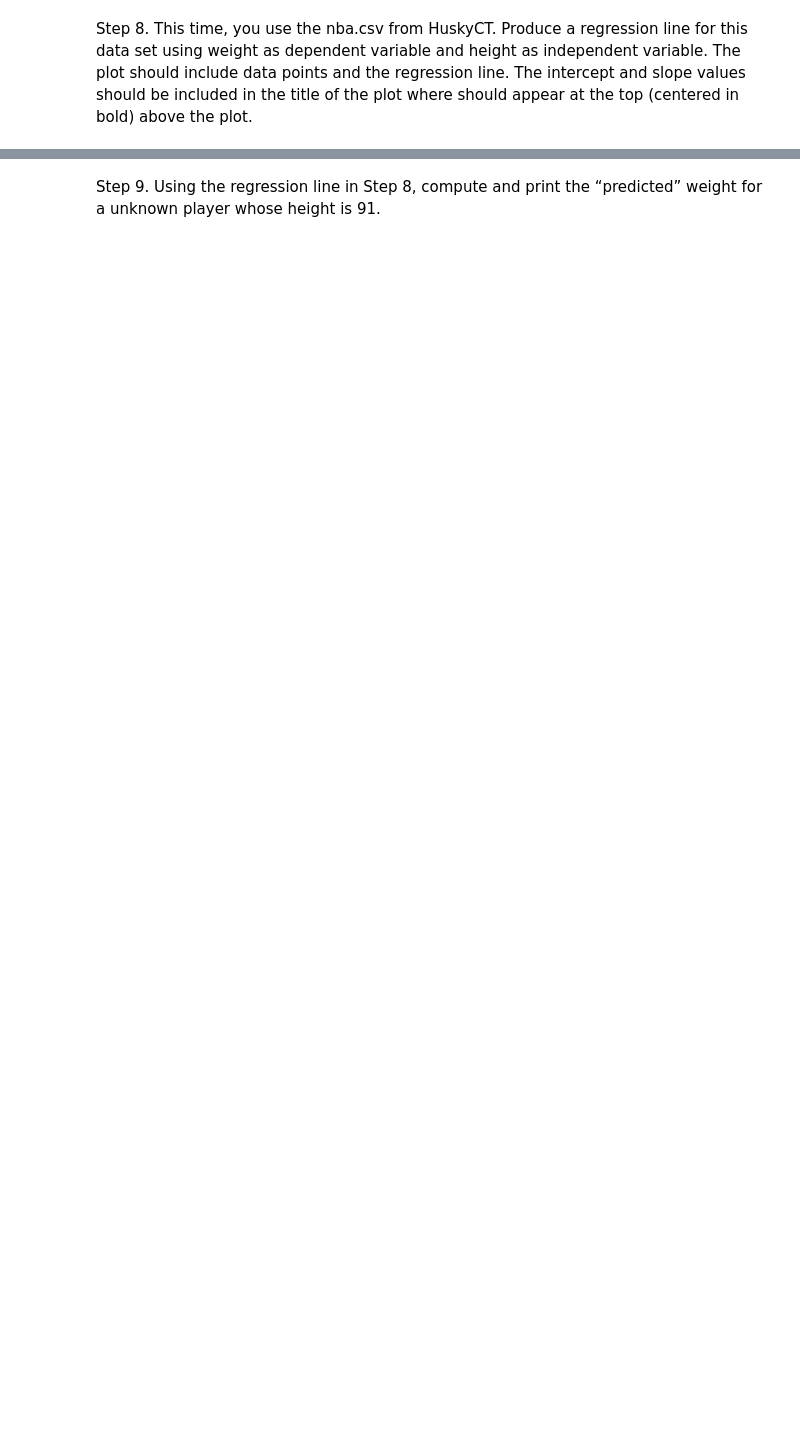
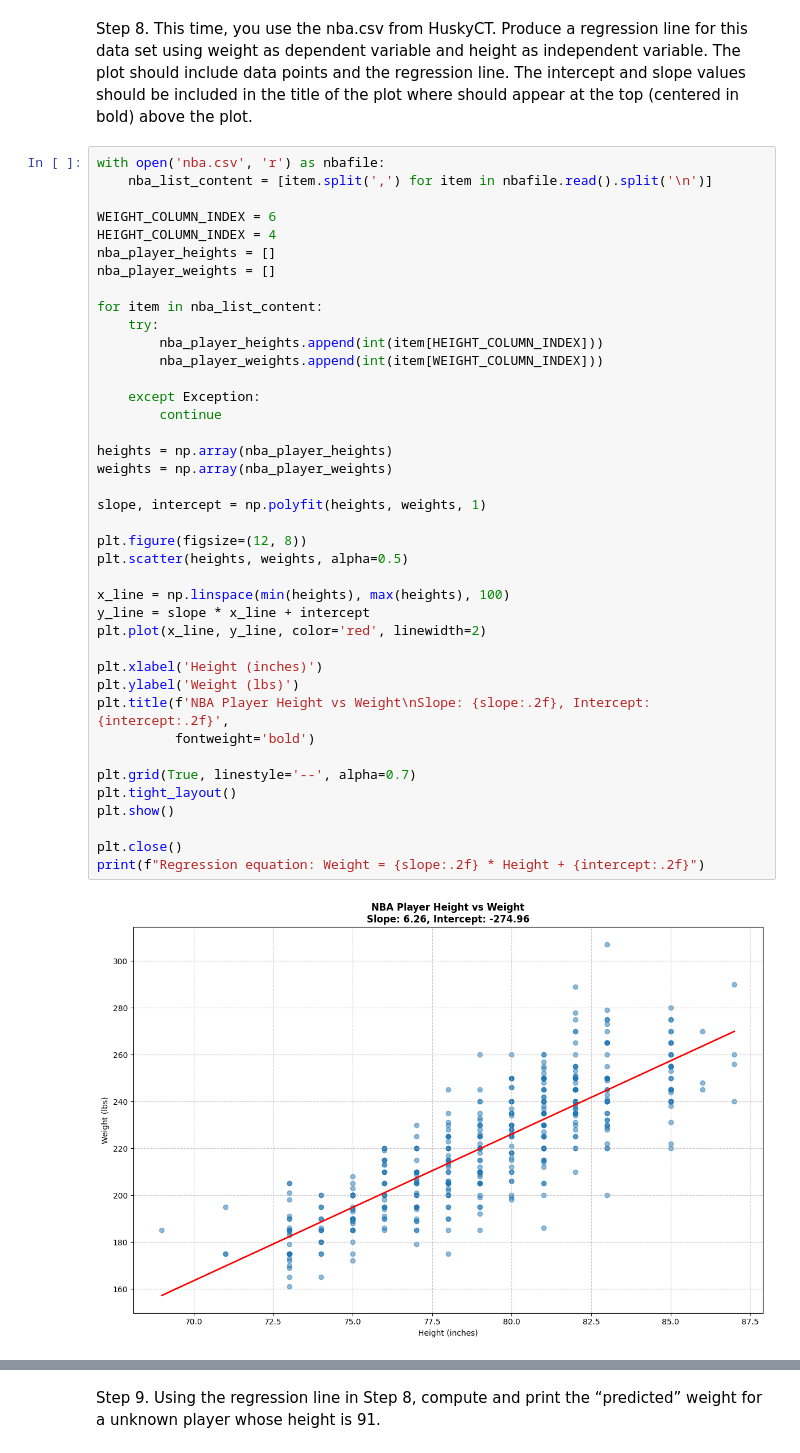
Before and after one commit to MubsPokesart/CSE5520, a Jupyter notebook: HW3/CSE5520_Fall2024_HW3_OshomahMubarak.ipynb, the cells around one changed output, grey strips where cells are left out. Saved outputs shown, nothing was run; the diff lists cells and outputs as text; blank space fills up the shorter version.

```diff
--- a/HW3/CSE5520_Fall2024_HW3_OshomahMubarak.ipynb
+++ b/HW3/CSE5520_Fall2024_HW3_OshomahMubarak.ipynb
@@ -26,2 +127,44 @@ Step 7: Create a separate markdown cell and include your manual calculation of t
 # %% [markdown]
 Step 8. This time, you use the nba.csv from HuskyCT. Produce a regression line for this data set using weight as dependent variable and height as independent variable. The plot should include data points and the regression line. The intercept and slope values should be included in the title of the plot where should appear at the top (centered in bold) above the plot.
+# %%
+with open('nba.csv', 'r') as nbafile:
+    nba_list_content = [item.split(',') for item in nbafile.read().split('\n')]
+
+WEIGHT_COLUMN_INDEX = 6
+HEIGHT_COLUMN_INDEX = 4
+nba_player_heights = []
+nba_player_weights = []
+
+for item in nba_list_content:
+    try:
+        nba_player_heights.append(int(item[HEIGHT_COLUMN_INDEX]))
+        nba_player_weights.append(int(item[WEIGHT_COLUMN_INDEX]))
+
+    except Exception:
+        continue
+
+heights = np.array(nba_player_heights)
+weights = np.array(nba_player_weights)
+
+slope, intercept = np.polyfit(heights, weights, 1)
+
+plt.figure(figsize=(12, 8))
+plt.scatter(heights, weights, alpha=0.5)
+
+x_line = np.linspace(min(heights), max(heights), 100)
+y_line = slope * x_line + intercept
+plt.plot(x_line, y_line, color='red', linewidth=2)
+
+plt.xlabel('Height (inches)')
+plt.ylabel('Weight (lbs)')
+plt.title(f'NBA Player Height vs Weight\nSlope: {slope:.2f}, Intercept: {intercept:.2f}',
+          fontweight='bold')
+
+plt.grid(True, linestyle='--', alpha=0.7)
+plt.tight_layout()
+plt.show()
+
+plt.close()
+print(f"Regression equation: Weight = {slope:.2f} * Height + {intercept:.2f}")
+# %% [output]
+[figure, added]
```
Also changed, not shown: parts of 20 cells of this notebook, 3 other files.
